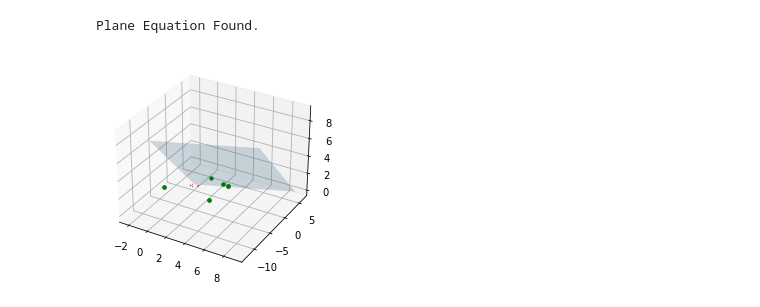
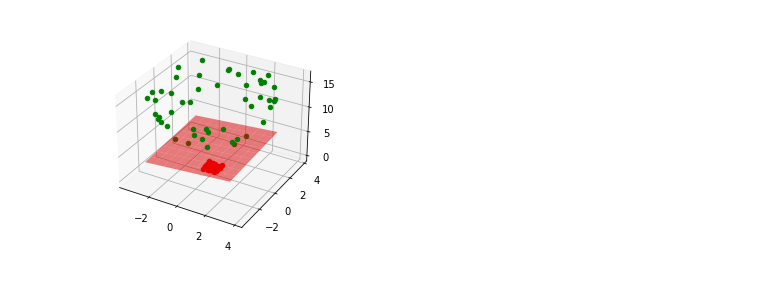
Before and after one commit to surya1337gkrm/DeepLearning, a Jupyter notebook: Homework01.ipynb, the cells around one changed output. Saved outputs shown, nothing was run; the diff lists cells and outputs as text; code cells hidden in the pictures.

```diff
--- a/Homework01.ipynb
+++ b/Homework01.ipynb
@@ -86,10 +91,11 @@ import math
 def sigmoid(uVal):
     return (1/(1+(np.exp(-uVal))))
 
-x1=list(np.random.uniform(-0.5,0.5,5))
-y1=list(np.random.uniform(-0.5,0.5,5))
+
+x1=list(np.random.uniform(-0.5,0.5,50))
+y1=list(np.random.uniform(-0.5,0.5,50))
 x3=[]
-t=list(np.zeros(5))
+t=list(np.zeros(50))
 
 #Approach01
 # x_d2=list(np.random.uniform(-4,-3,10))
@@ -114,8 +120,8 @@ t=list(np.zeros(5))
 
 
 #Approach 03 : Using Angles
-deg=np.random.uniform(0,180,5)
-r=np.random.uniform(3,4,5)
+deg=np.random.uniform(0,180,50)
+r=np.random.uniform(3,4,50)
 
 for i in range(0,len(deg)):
     degInRad=(deg[i]*math.pi)/180
@@ -135,53 +141,58 @@ w1=random.randint(-2,2)*random.random()
 w2=random.randint(-2,2)*random.random()
 w3=random.randint(-2,2)*random.random()
 w4=random.randint(-2,2)*random.random()
-lr=0.9
+
+lr=0.6
 
 while True:
-
-    xi=np.linspace(0,1,5)
-    yi=[]
-    zi=[]
     totalError=0
 
     for i in range(0,len(t)):
         u=x1[i]*w1+y1[i]*w2+w3*x3[i]+w4
         y=sigmoid(u)
 
         error=(t[i]-y)**2
         totalError=totalError+error
 
         dw1=lr*(t[i]-y)*y*(1-y)*x1[i]
         dw2=lr*(t[i]-y)*y*(1-y)*y1[i]
         dw3=lr*(t[i]-y)*y*(1-y)*x3[i]
         dw4=lr*(t[i]-y)*y*(1-y)
 
 
         w1=w1+dw1
         w2=w2+dw2
         w3=w3+dw3
         w4=w4+dw4
 
-    if(totalError<0.01 ):
+    if(totalError<0.0001 ):
         print('Plane Equation Found.')
         break;
 
-
 fig = plt.figure()
-ax = fig.add_subplot(1, 1, 1, projection='3d')
+ax = plt.axes(projection='3d')
 for i in range(len(x1)):
     if(t[i]==0):
 
-        plt.scatter(x1[i],y1[i],x3[i],color='red')
+        ax.scatter(x1[i],y1[i],x3[i],color='red')
     else:
-        plt.scatter(x1[i],y1[i],x3[i],color='green')
+        ax.scatter(x1[i],y1[i],x3[i],color='green')
 
 
+x=np.linspace(-3,3,num=10)
+y=np.linspace(-3,3,num=10)
+x,y=np.meshgrid(x,y)
 
-x,z=np.meshgrid(range(10),range(10))
-y=(-w1*x-w3*z-w4)/w2
-ax.plot_surface(x,y,z,alpha=0.2)
-plt.show()
+z=(-w1*x-w2*y-w4)/w3
+
+display.display(plt.gcf())
+ax.plot_surface(x,y,z,alpha=0.5,color='red')
+
+display.clear_output(wait=True)
+
+time.sleep(0.001)
+
+
+# plt.show()
 # %% [output]
-Plane Equation Found.
-[figure, old version]
+[figure, new version]
```
Also changed, not shown: parts of 1 cell of this notebook, 2 other files.
